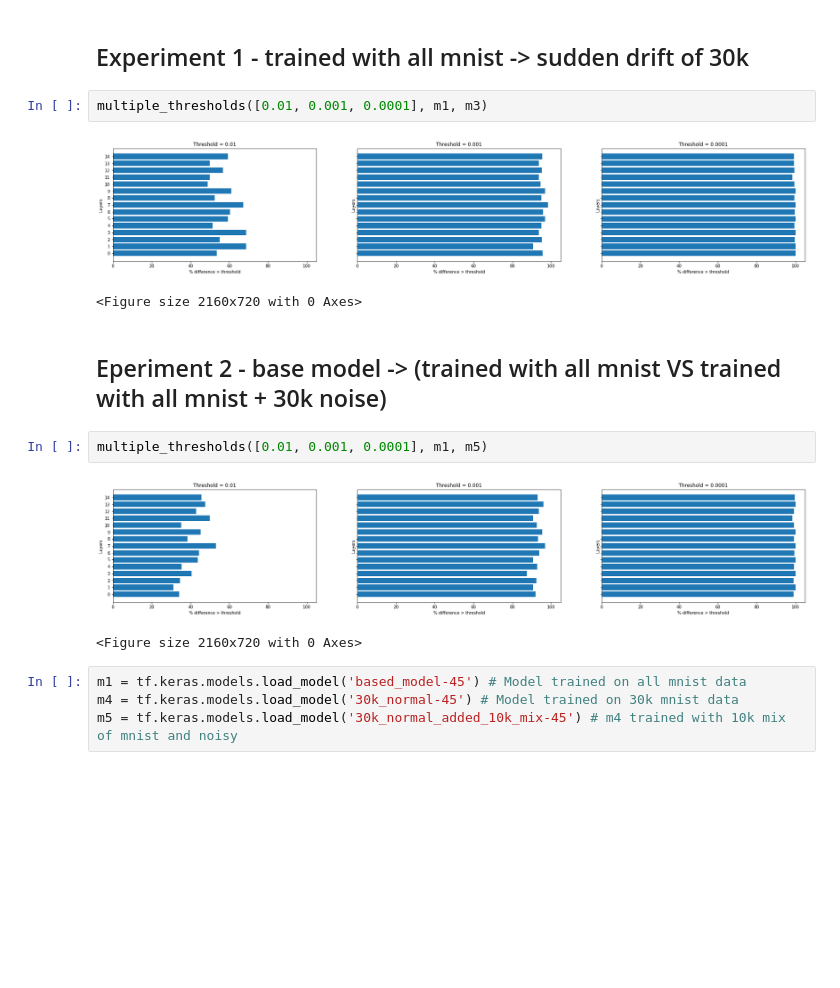
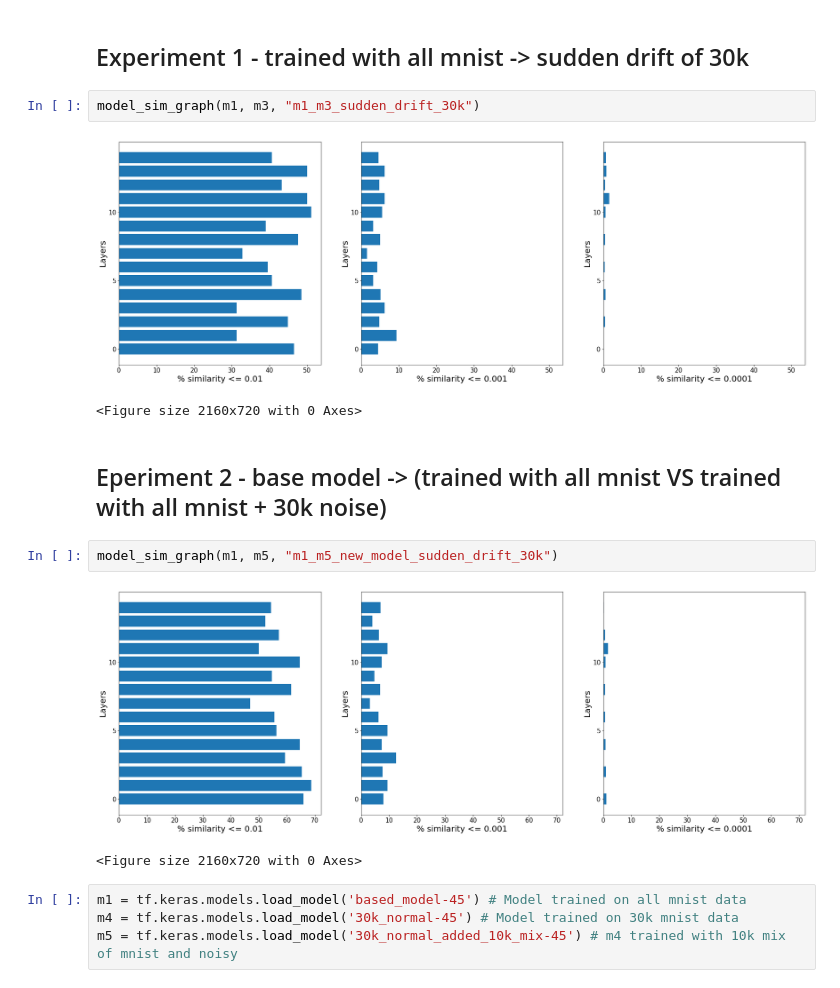
Before and after one commit to amitab/master_thesis, a Jupyter notebook: src/drift/Concept Drift (Data)/weights_analysis.ipynb, the cells around one changed output. Cells and saved outputs as stored; diff of their text form; blank space fills up the shorter version.

```diff
--- a/src/drift/Concept Drift (Data)/weights_analysis.ipynb
+++ b/src/drift/Concept Drift (Data)/weights_analysis.ipynb
@@ -126,18 +171,18 @@ m4 = tf.keras.models.load_model('30k_normal/30k_normal-45') # Model trained on 3
 m5 = tf.keras.models.load_model('30k_normal_added_10k_mix/30k_normal_added_10k_mix-45') # m4 trained with 10k mix of mnist and noisy
 # %% [markdown]
 ## Experiment 1 - trained with all mnist -> sudden drift of 30k
-# %%
-multiple_thresholds([0.01, 0.001, 0.0001], m1, m3)
-# %% [output]
-[figure, removed]
-<Figure size 2160x720 with 0 Axes>
+# %%
+model_sim_graph(m1, m3, "m1_m3_sudden_drift_30k")
+# %% [output]
+[figure, added]
+<Figure size 2160x720 with 0 Axes>
 # %% [markdown]
 ## Eperiment 2 - base model -> (trained with all mnist VS trained with all mnist + 30k noise)
-# %%
-multiple_thresholds([0.01, 0.001, 0.0001], m1, m5)
-# %% [output]
-[figure, removed]
-<Figure size 2160x720 with 0 Axes>
+# %%
+model_sim_graph(m1, m5, "m1_m5_new_model_sudden_drift_30k")
+# %% [output]
+[figure, added]
+<Figure size 2160x720 with 0 Axes>
 # %%
 m1 = tf.keras.models.load_model('based_model-45') # Model trained on all mnist data
 m4 = tf.keras.models.load_model('30k_normal-45') # Model trained on 30k mnist data
```
Also changed, not shown: parts of 5 cells of this notebook, 4 other files.
